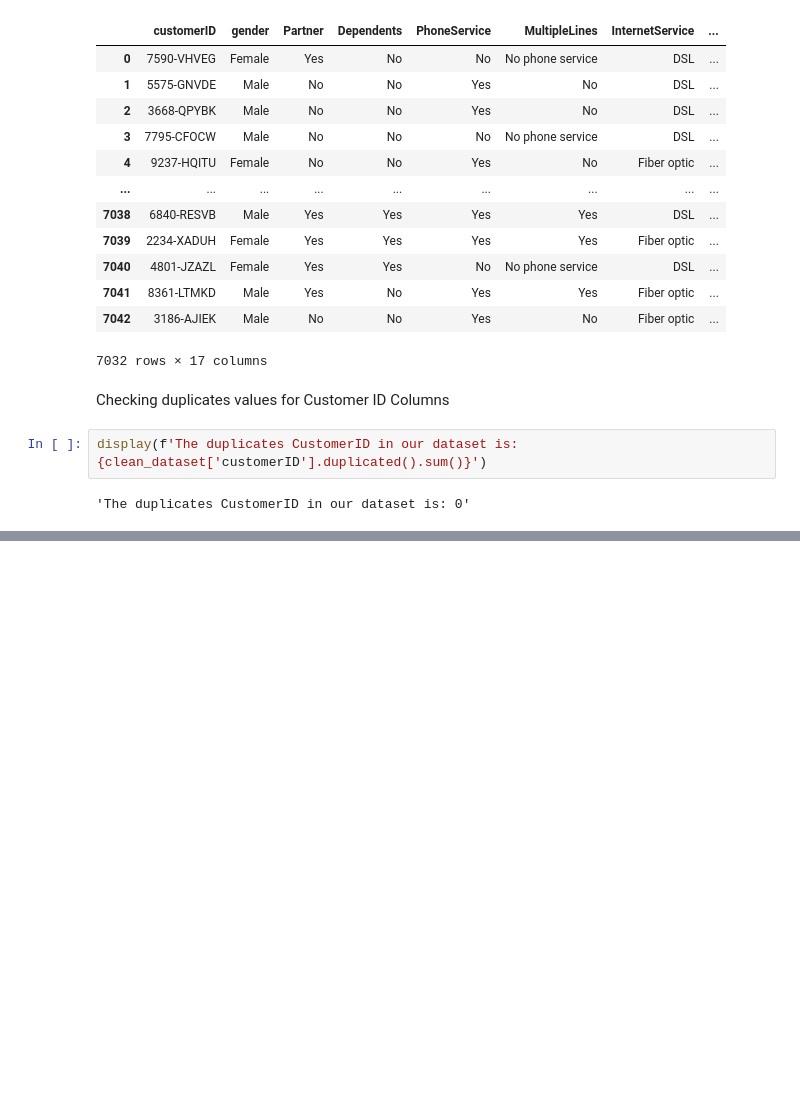
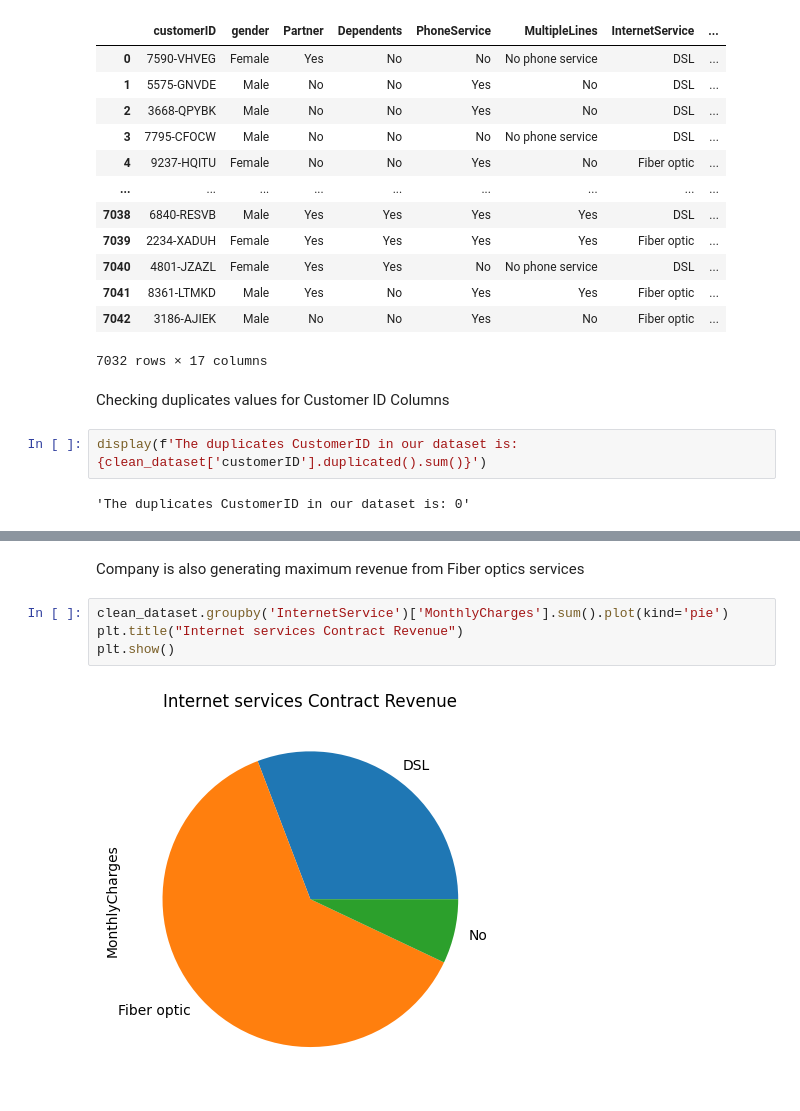
Before and after one commit to mudasir1144/semester_project-data_science-, a Jupyter notebook: index.ipynb, the cells around one changed output, grey strips where cells are left out. Saved outputs shown, nothing was run; the diff lists cells and outputs as text; blank space fills up the shorter version.

```diff
--- a/index.ipynb
+++ b/index.ipynb
@@ -177,0 +280,8 @@ display(f'The duplicates CustomerID in our dataset is: {clean_dataset['customerI
+# %% [markdown]
+Company is also generating maximum revenue from Fiber optics services
+# %%
+clean_dataset.groupby('InternetService')['MonthlyCharges'].sum().plot(kind='pie')
+plt.title("Internet services Contract Revenue")
+plt.show()
+# %% [output]
+[figure, added]
```
Also changed, not shown: parts of 21 cells of this notebook.
